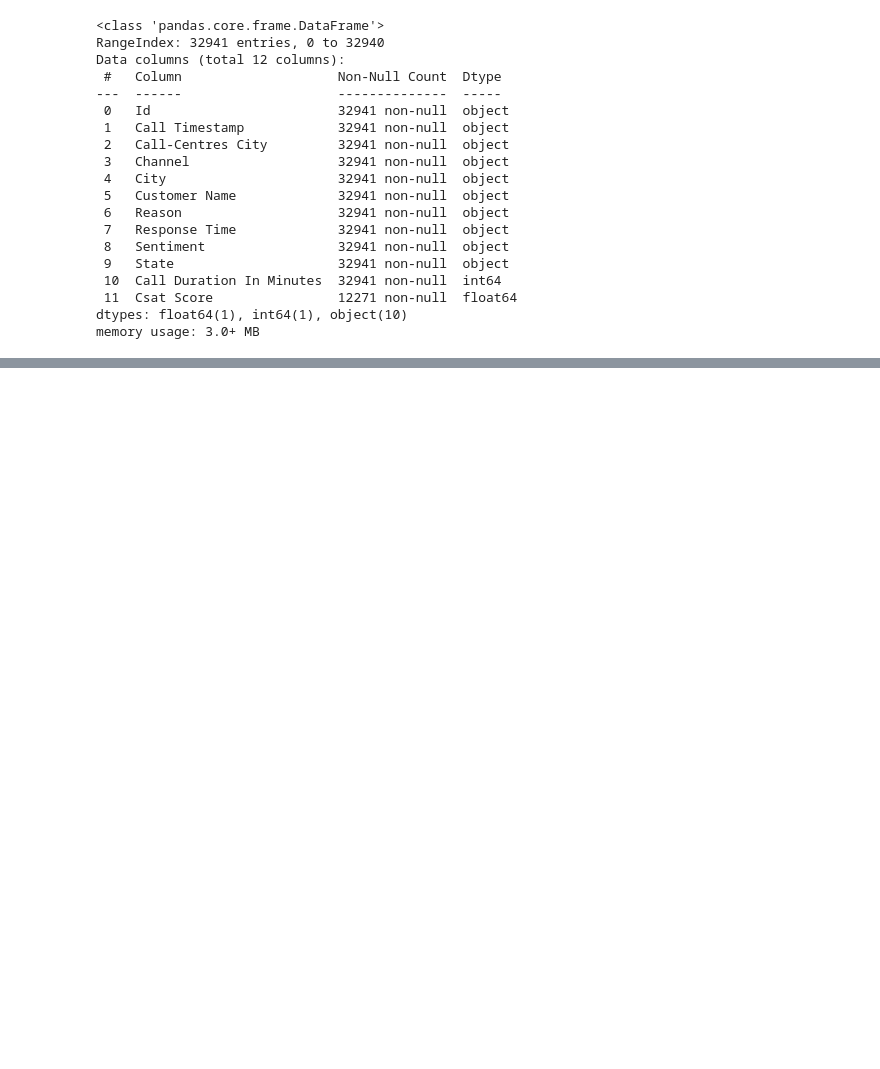
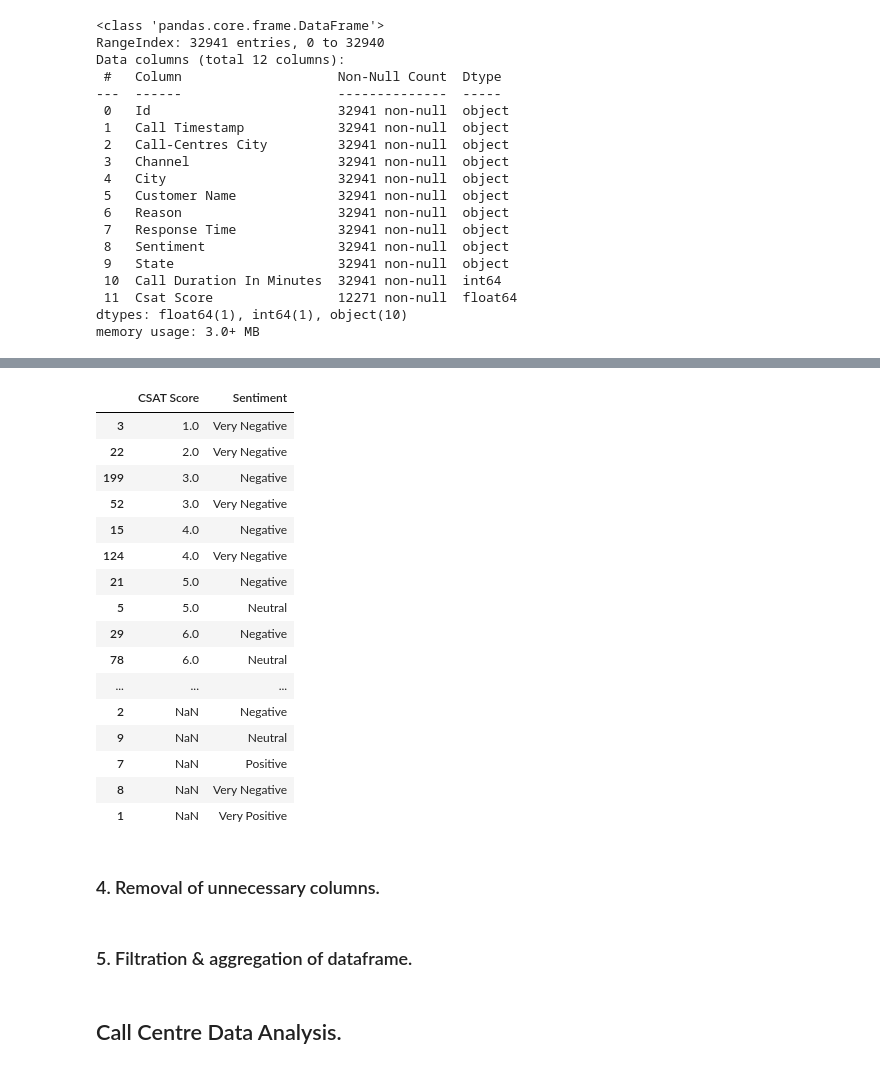
Before and after one commit to sslegoale0/Call_Centre_Analysis_Project, a Jupyter notebook: Call Centre Data Cleaning & Analysis (Python).ipynb, the cells around one changed output, grey strips where cells are left out. Saved outputs shown, nothing was run; the diff lists cells and outputs as text; code cells hidden in the pictures; blank space fills up the shorter version.

```diff
--- a/Call Centre Data Cleaning & Analysis (Python).ipynb
+++ b/Call Centre Data Cleaning & Analysis (Python).ipynb
@@ -65,0 +137,2 @@ calls[""].
+# %%
+calls = calls.rename(columns = {"Call-Centres City" : "Call Centre City"})
@@ -65,0 +143,2 @@ calls[""].
+# %%
+calls["Channel"] = calls["Channel"].str.replace("Call-Center", "Call Centre")
@@ -65,0 +178,2 @@ calls[""].
+# %%
+calls = calls.rename(columns = {"Call Duration In Minutes" : "Call Duration (Mins)"})
@@ -65,0 +184,2 @@ calls[""].
+# %%
+calls = calls.rename(columns = {"Csat Score" : "CSAT Score"})
@@ -65,0 +206,22 @@ calls[""].
+# %%
+calls[["CSAT Score", "Sentiment"]].sort_values(by = ["CSAT Score","Sentiment"], ascending=[True, True]).drop_duplicates()
+# %% [output]
+|  | CSAT Score | Sentiment |
+| 3 | 1.0 | Very Negative |
+| 22 | 2.0 | Very Negative |
+| 199 | 3.0 | Negative |
+| 52 | 3.0 | Very Negative |
+| 15 | 4.0 | Negative |
+| 124 | 4.0 | Very Negative |
+| 21 | 5.0 | Negative |
+| 5 | 5.0 | Neutral |
+| 29 | 6.0 | Negative |
+| 78 | 6.0 | Neutral |
+| ... | ... | ... |
+| 2 | NaN | Negative |
+| 9 | NaN | Neutral |
+| 7 | NaN | Positive |
+| 8 | NaN | Very Negative |
+| 1 | NaN | Very Positive |
+# %% [markdown]
+### 4. Removal of unnecessary columns.
@@ -65,0 +230,2 @@ calls[""].
+# %% [markdown]
+### 5. Filtration & aggregation of dataframe.
@@ -65,0 +234,2 @@ calls[""].
+# %% [markdown]
+## Call Centre Data Analysis.
```
Also changed, not shown: parts of 46 cells of this notebook, 1 other file.
